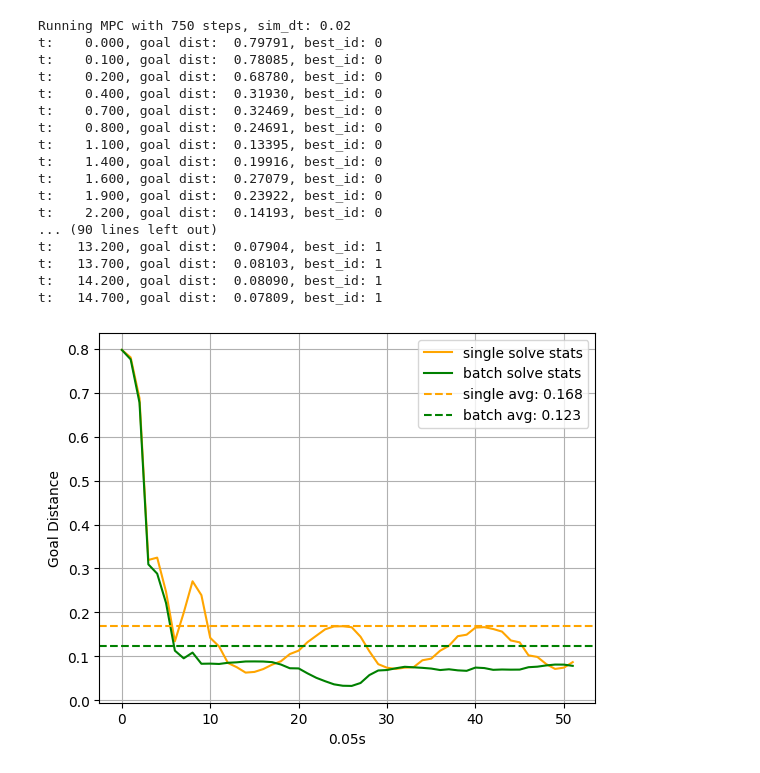
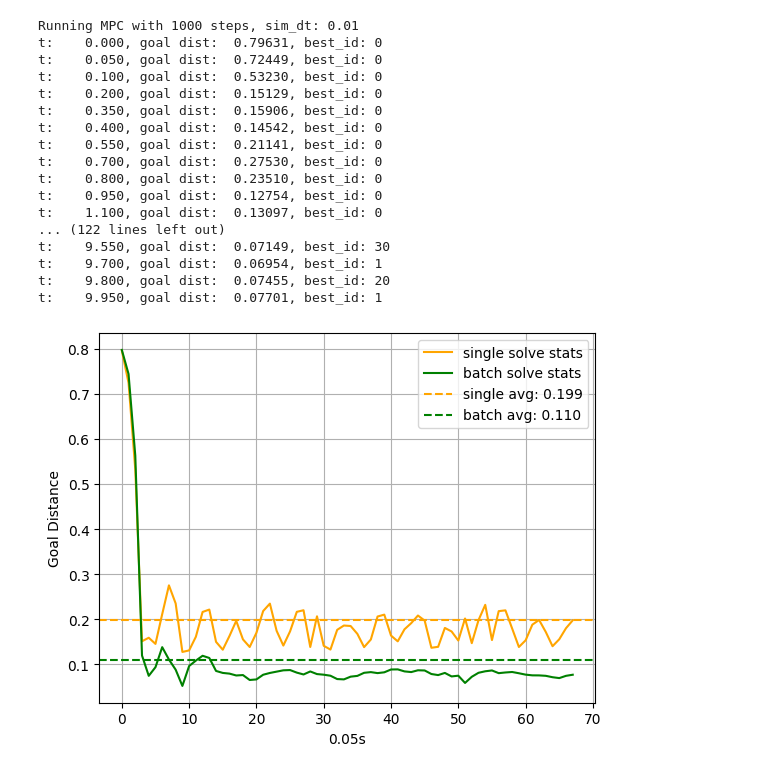
Before and after one commit to A2R-Lab/indy7-mpc, a Jupyter notebook: notebooks/gato_fig8_tracking.ipynb, the cells around one changed output. Drawn from its saved outputs; the diff is of its cells as text; code cells hidden in the pictures.

```diff
--- a/notebooks/gato_fig8_tracking.ipynb
+++ b/notebooks/gato_fig8_tracking.ipynb
@@ -317,0 +276,20 @@ xstart = np.hstack((np.array([0.0, 0.0, 0.0, 0.0, 0.0, 0.0]), np.zeros(controlle
+# %%
+parent_dir = os.path.dirname(os.path.abspath(os.getcwd()))
+model_dir = os.path.join(parent_dir, "description/")
+urdf_path = os.path.join(model_dir, "indy7.urdf")
+
+model, visual_model, collision_model = pin.buildModelsFromUrdf(urdf_path, model_dir)
+
+N = 16
+dt = 0.05
+f_ext = np.array([60.0, -10.0, -60.0, 0.0, 0.0, 0.0])
+
+mpc = MPC_GATO(model, N=N, dt=dt, constant_f_ext=f_ext)
+
+
+mpc_batch = MPC_GATO(model, N=N, dt=dt, batch_size=32, constant_f_ext=f_ext, f_ext_std=2.0, f_ext_resample_std=0.2)
+
+fig_8_traj = figure8(0.4, 0.4, np.array([0.0, 0.5, 0.6]), 5, dt, 5)
+
+#xstart = np.hstack((np.array([1.83423771, -1.72534616,  1.18242781, -0.38125518,  0.20826696, -0.00947425]), np.zeros(controller.nv)))
+xstart = np.hstack((np.array([0.0, 0.0, 0.0, 0.0, 0.0, 0.0]), np.zeros(mpc.nv)))
@@ -318,42 +315,42 @@ xstart = np.hstack((np.array([0.0, 0.0, 0.0, 0.0, 0.0, 0.0]), np.zeros(controlle
 # %%
-q_trajectory, mpc_stats = controller.run_mpc_fig8(xstart, fig_8_traj, 0.02, 15)
-q_trajectory_sample, mpc_stats_sample = controller_sample.run_mpc_fig8(xstart, fig_8_traj, 0.02, 15)
+q_trajectory, mpc_stats = mpc.run_mpc_fig8(xstart, fig_8_traj, sim_dt=0.01, sim_time=10)
+q_trajectory_batch, mpc_stats_batch = mpc_batch.run_mpc_fig8(xstart, fig_8_traj, sim_dt=0.01, sim_time=10)
 # %% [output]
-Running MPC with 750 steps, sim_dt: 0.02
-t:    0.000, goal dist:  0.79791, best_id: 0
-t:    0.100, goal dist:  0.78085, best_id: 0
-t:    0.200, goal dist:  0.68780, best_id: 0
-t:    0.400, goal dist:  0.31930, best_id: 0
-t:    0.700, goal dist:  0.32469, best_id: 0
-t:    0.800, goal dist:  0.24691, best_id: 0
-t:    1.100, goal dist:  0.13395, best_id: 0
-t:    1.400, goal dist:  0.19916, best_id: 0
-t:    1.600, goal dist:  0.27079, best_id: 0
-t:    1.900, goal dist:  0.23922, best_id: 0
-t:    2.200, goal dist:  0.14193, best_id: 0
-... (90 lines left out)
-t:   13.200, goal dist:  0.07904, best_id: 1
-t:   13.700, goal dist:  0.08103, best_id: 1
-t:   14.200, goal dist:  0.08090, best_id: 1
-t:   14.700, goal dist:  0.07809, best_id: 1
+Running MPC with 1000 steps, sim_dt: 0.01
+t:    0.000, goal dist:  0.79631, best_id: 0
+t:    0.050, goal dist:  0.72449, best_id: 0
+t:    0.100, goal dist:  0.53230, best_id: 0
+t:    0.200, goal dist:  0.15129, best_id: 0
+t:    0.350, goal dist:  0.15906, best_id: 0
+t:    0.400, goal dist:  0.14542, best_id: 0
+t:    0.550, goal dist:  0.21141, best_id: 0
+t:    0.700, goal dist:  0.27530, best_id: 0
+t:    0.800, goal dist:  0.23510, best_id: 0
+t:    0.950, goal dist:  0.12754, best_id: 0
+t:    1.100, goal dist:  0.13097, best_id: 0
+... (122 lines left out)
+t:    9.550, goal dist:  0.07149, best_id: 30
+t:    9.700, goal dist:  0.06954, best_id: 1
+t:    9.800, goal dist:  0.07455, best_id: 20
+t:    9.950, goal dist:  0.07701, best_id: 1
 # %%
 import matplotlib.pyplot as plt
 
 # plot position error of mpc_stats_sample vs mpc_stats on same axis
 fig, ax = plt.subplots()
 ax.plot(mpc_stats['goal_distances'], label='single solve stats', color='orange')
-ax.plot(mpc_stats_sample['goal_distances'], label='batch solve stats', color='g')
+ax.plot(mpc_stats_batch['goal_distances'], label='batch solve stats', color='g')
 
 single_avg = np.mean(mpc_stats['goal_distances'])
-batch_avg = np.mean(mpc_stats_sample['goal_distances'])
+batch_avg = np.mean(mpc_stats_batch['goal_distances'])
 ax.axhline(y=single_avg, color='orange', linestyle='--', label=f'single avg: {single_avg:.3f}')
 ax.axhline(y=batch_avg, color='g', linestyle='--', label=f'batch avg: {batch_avg:.3f}')
 
 ax.set_xlabel('0.05s')
 ax.set_ylabel('Goal Distance')
 ax.legend()
 ax.grid(True)
 plt.show()
 # %% [output]
-[figure, old version]
+[figure, new version]
 # %%
```
Also changed, not shown: parts of 8 cells of this notebook, 16 other files.
